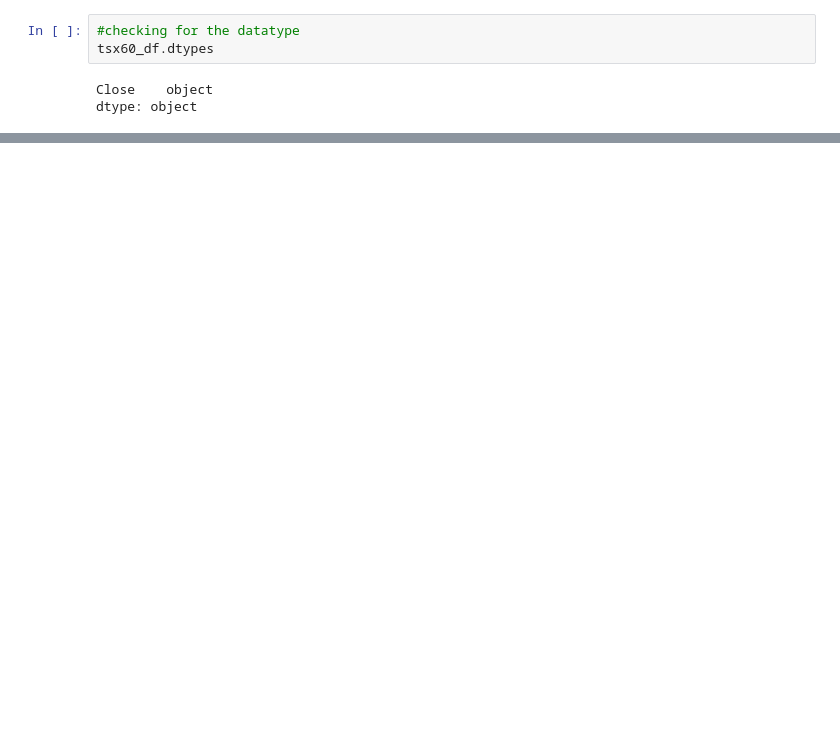
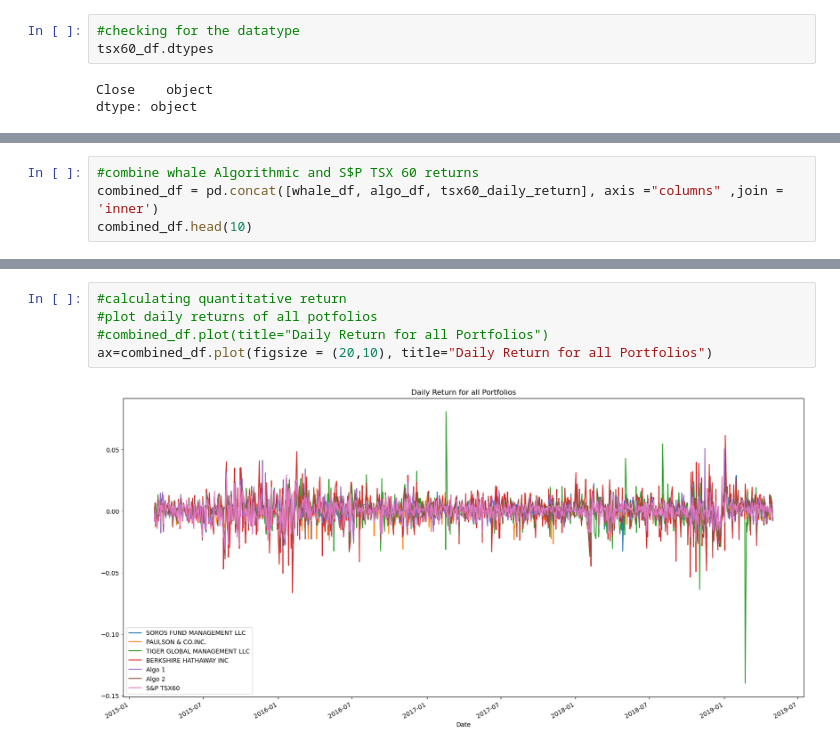
Before and after one commit to ycolagelo/Portfolio-Analysis, a Jupyter notebook: Data_analysis.ipynb, the cells around one changed output, grey strips where cells are left out. Cells and saved outputs as stored; diff of their text form; blank space fills up the shorter version.

```diff
--- a/Data_analysis.ipynb
+++ b/Data_analysis.ipynb
@@ -210,0 +237,4 @@ tsx60_daily_return.head()
+# %%
+#combine whale Algorithmic and S$P TSX 60 returns
+combined_df = pd.concat([whale_df, algo_df, tsx60_daily_return], axis ="columns" ,join = 'inner')
+combined_df.head(10)
@@ -210,0 +265,7 @@ tsx60_daily_return.head()
+# %%
+#calculating quantitative return
+#plot daily returns of all potfolios
+#combined_df.plot(title="Daily Return for all Portfolios")
+ax=combined_df.plot(figsize = (20,10), title="Daily Return for all Portfolios")
+# %% [output]
+[figure, added]
```
Also changed, not shown: parts of 33 cells of this notebook, 1 other file.
